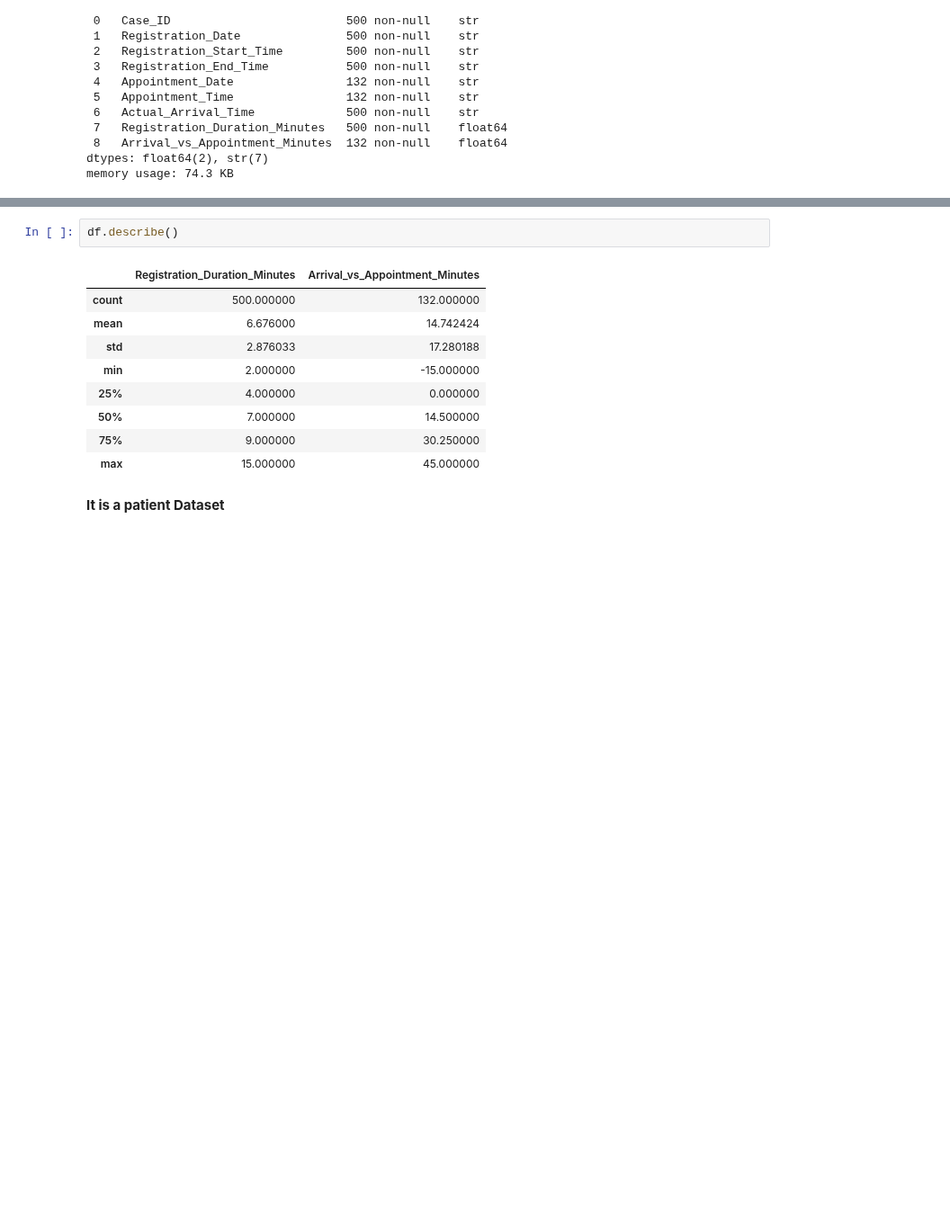
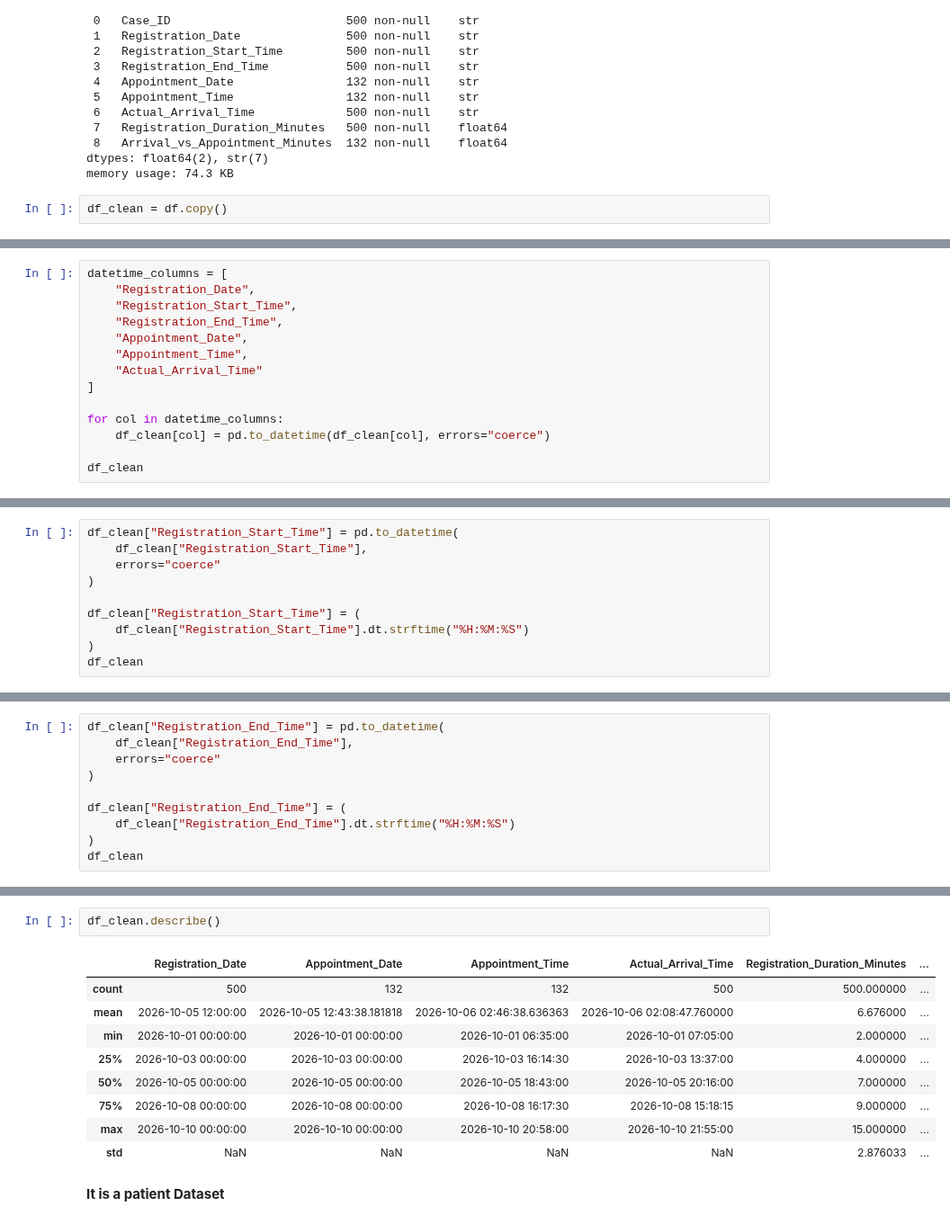
Before and after one commit to Ananyasingh0413/CareFlow---Clinical-Pathway-Process-Mining, a Jupyter notebook: healthcare_project-checkpoint.ipynb, the cells around one changed output, grey strips where cells are left out. Shown at 90% size. Cells and saved outputs as stored; diff of their text form; blank space fills up the shorter version.

Commit message:
Clean and validate CareFlow datasets
Cleaned and validated CareFlow datasets, handled missing values, and prepared patient activity records for further analysis and process mining.

```diff
--- a/healthcare_project-checkpoint.ipynb
+++ b/healthcare_project-checkpoint.ipynb
@@ -62,3 +62,5 @@ Data columns (total 9 columns):
  8   Arrival_vs_Appointment_Minutes  132 non-null    float64
 dtypes: float64(2), str(7)
 memory usage: 74.3 KB
+# %%
+df_clean = df.copy()
@@ -64,0 +129,14 @@ memory usage: 74.3 KB
+# %%
+datetime_columns = [
+    "Registration_Date",
+    "Registration_Start_Time",
+    "Registration_End_Time",
+    "Appointment_Date",
+    "Appointment_Time",
+    "Actual_Arrival_Time"
+]
+
+for col in datetime_columns:
+    df_clean[col] = pd.to_datetime(df_clean[col], errors="coerce")
+
+df_clean
@@ -64,0 +167,10 @@ memory usage: 74.3 KB
+# %%
+df_clean["Registration_Start_Time"] = pd.to_datetime(
+    df_clean["Registration_Start_Time"],
+    errors="coerce"
+)
+
+df_clean["Registration_Start_Time"] = (
+    df_clean["Registration_Start_Time"].dt.strftime("%H:%M:%S")
+)
+df_clean
@@ -64,0 +191,10 @@ memory usage: 74.3 KB
+# %%
+df_clean["Registration_End_Time"] = pd.to_datetime(
+    df_clean["Registration_End_Time"],
+    errors="coerce"
+)
+
+df_clean["Registration_End_Time"] = (
+    df_clean["Registration_End_Time"].dt.strftime("%H:%M:%S")
+)
+df_clean
@@ -76,17 +241,17 @@ Registration_Duration_Minutes       0
 Arrival_vs_Appointment_Minutes    368
 dtype: int64
 # %%
-df.describe()
+df_clean.describe()
 # %% [output]
-|  | Registration_Duration_Minutes | Arrival_vs_Appointment_Minutes |
-| count | 500.000000 | 132.000000 |
-| mean | 6.676000 | 14.742424 |
-| std | 2.876033 | 17.280188 |
-| min | 2.000000 | -15.000000 |
-| 25% | 4.000000 | 0.000000 |
-| 50% | 7.000000 | 14.500000 |
-| 75% | 9.000000 | 30.250000 |
-| max | 15.000000 | 45.000000 |
+|  | Registration_Date | Appointment_Date | Appointment_Time | Actual_Arrival_Time | Registration_Duration_Minutes | ... |
+| count | 500 | 132 | 132 | 500 | 500.000000 | ... |
+| mean | 2026-10-05 12:00:00 | 2026-10-05 12:43:38.181818 | 2026-10-06 02:46:38.636363 | 2026-10-06 02:08:47.760000 | 6.676000 | ... |
+| min | 2026-10-01 00:00:00 | 2026-10-01 00:00:00 | 2026-10-01 06:35:00 | 2026-10-01 07:05:00 | 2.000000 | ... |
+| 25% | 2026-10-03 00:00:00 | 2026-10-03 00:00:00 | 2026-10-03 16:14:30 | 2026-10-03 13:37:00 | 4.000000 | ... |
+| 50% | 2026-10-05 00:00:00 | 2026-10-05 00:00:00 | 2026-10-05 18:43:00 | 2026-10-05 20:16:00 | 7.000000 | ... |
+| 75% | 2026-10-08 00:00:00 | 2026-10-08 00:00:00 | 2026-10-08 16:17:30 | 2026-10-08 15:18:15 | 9.000000 | ... |
+| max | 2026-10-10 00:00:00 | 2026-10-10 00:00:00 | 2026-10-10 20:58:00 | 2026-10-10 21:55:00 | 15.000000 | ... |
+| std | NaN | NaN | NaN | NaN | 2.876033 | ... |
 # %% [markdown]
 **It is a patient Dataset**
 # %%
```
Also changed, not shown: parts of 22 cells of this notebook.
